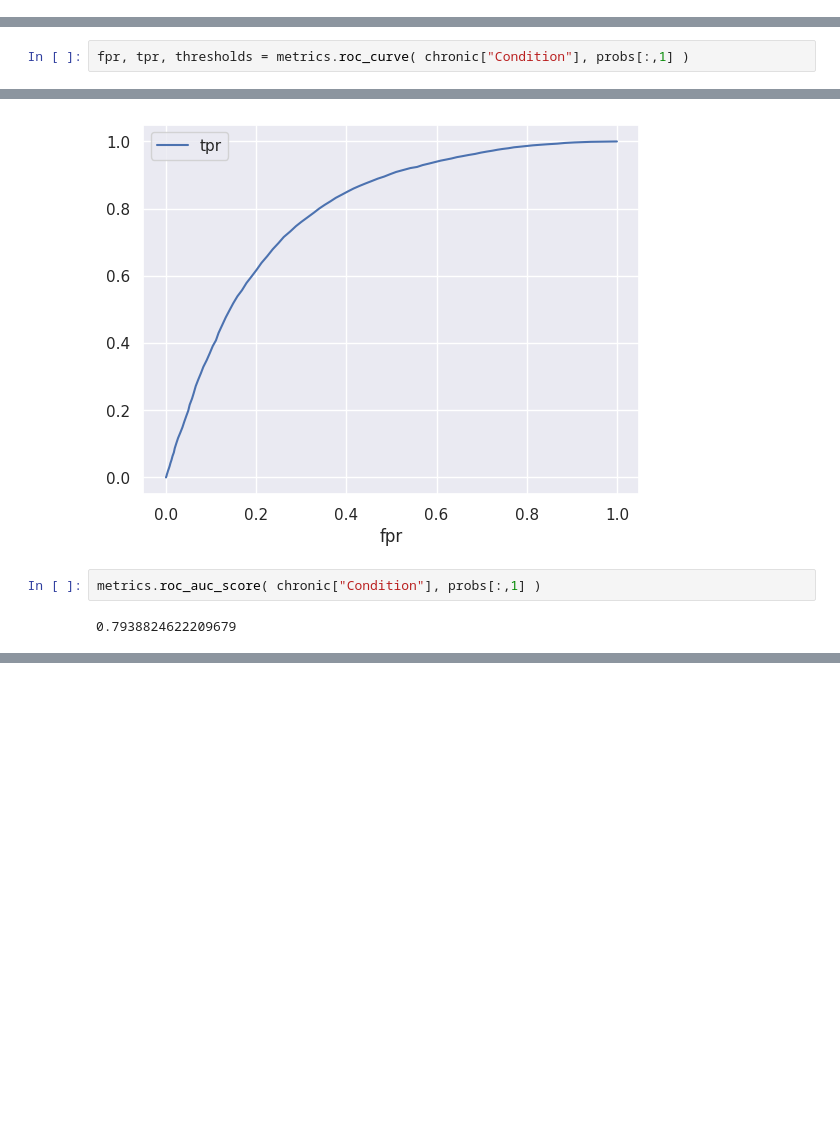
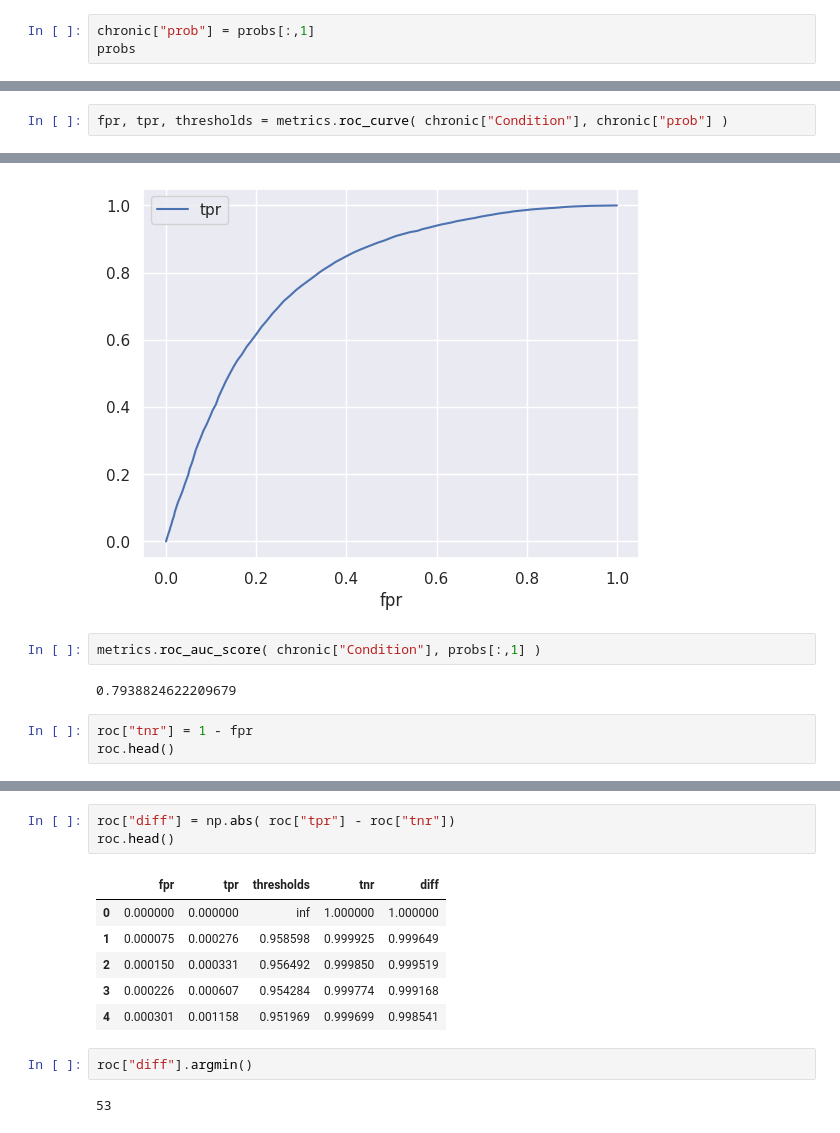
Before and after one commit to mbrudd/csci290, a Jupyter notebook: notebooks/Age_chronic_conditions.ipynb, the cells around one changed output, grey strips where cells are left out. Cells and saved outputs as stored; diff of their text form; blank space fills up the shorter version.

```diff
--- a/notebooks/Age_chronic_conditions.ipynb
+++ b/notebooks/Age_chronic_conditions.ipynb
@@ -147,0 +138,3 @@ array([[0.5433991 , 0.4566009 ],
+# %%
+chronic["prob"] = probs[:,1]
+probs
@@ -148,5 +149,5 @@ array([[0.5433991 , 0.4566009 ],
 # %%
-fpr, tpr, thresholds = metrics.roc_curve( chronic["Condition"], probs[:,1] )
+fpr, tpr, thresholds = metrics.roc_curve( chronic["Condition"], chronic["prob"] )
 # %%
 roc = pd.DataFrame( { "fpr":fpr, "tpr":tpr, "thresholds":thresholds} )
 roc.head()
@@ -165,3 +166,6 @@ roc.plot( x = "fpr", y = "tpr" );
 metrics.roc_auc_score( chronic["Condition"], probs[:,1] )
 # %% [output]
 0.7938824622209679
+# %%
+roc["tnr"] = 1 - fpr
+roc.head()
@@ -167,0 +179,14 @@ metrics.roc_auc_score( chronic["Condition"], probs[:,1] )
+# %%
+roc["diff"] = np.abs( roc["tpr"] - roc["tnr"])
+roc.head()
+# %% [output]
+|  | fpr | tpr | thresholds | tnr | diff |
+| 0 | 0.000000 | 0.000000 | inf | 1.000000 | 1.000000 |
+| 1 | 0.000075 | 0.000276 | 0.958598 | 0.999925 | 0.999649 |
+| 2 | 0.000150 | 0.000331 | 0.956492 | 0.999850 | 0.999519 |
+| 3 | 0.000226 | 0.000607 | 0.954284 | 0.999774 | 0.999168 |
+| 4 | 0.000301 | 0.001158 | 0.951969 | 0.999699 | 0.998541 |
+# %%
+roc["diff"].argmin()
+# %% [output]
+53
```
Also changed, not shown: parts of 6 cells of this notebook.
